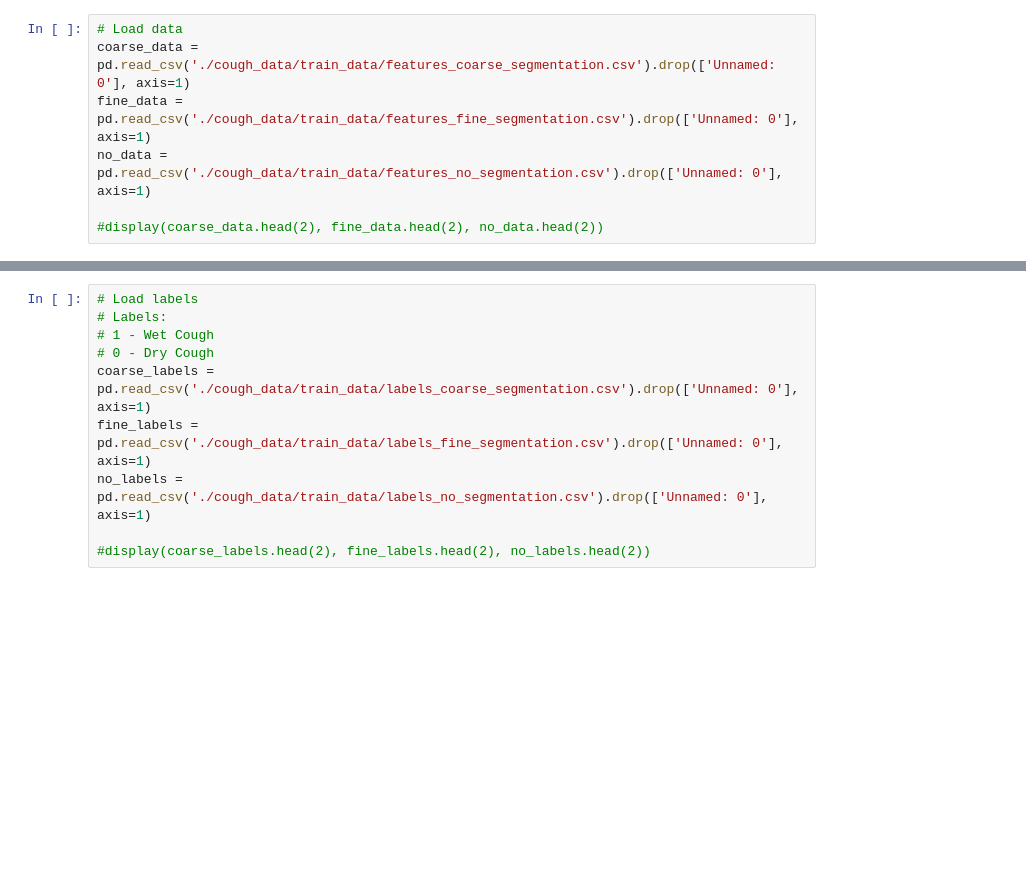
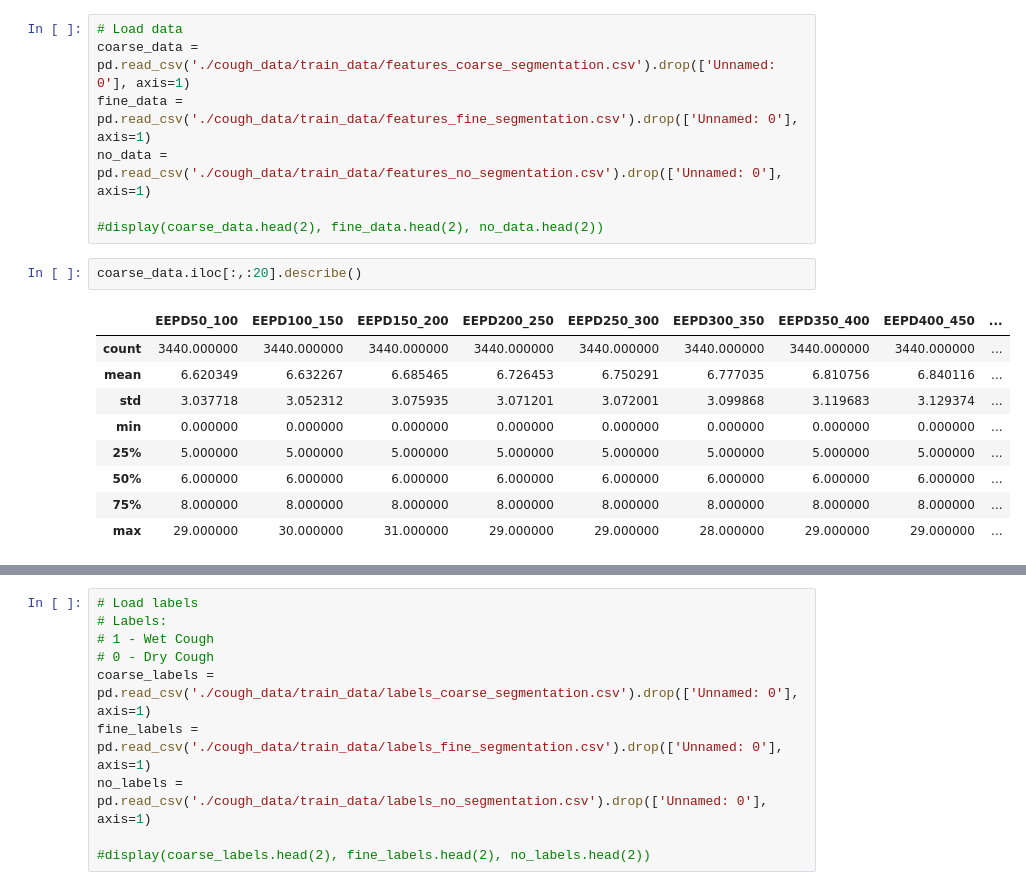
Before and after one commit to CS-433/cs-433-project-2-cough_classifier, a Jupyter notebook: src/notebooks/Data_Prep_and_Models_Project_2.ipynb, the cells around one changed output, grey strips where cells are left out. Drawn from its saved outputs; the diff is of its cells as text; blank space fills up the shorter version.

```diff
--- a/src/notebooks/Data_Prep_and_Models_Project_2.ipynb
+++ b/src/notebooks/Data_Prep_and_Models_Project_2.ipynb
@@ -42,3 +39,15 @@ fine_data = pd.read_csv('./cough_data/train_data/features_fine_segmentation.csv'
 no_data = pd.read_csv('./cough_data/train_data/features_no_segmentation.csv').drop(['Unnamed: 0'], axis=1)
 
 #display(coarse_data.head(2), fine_data.head(2), no_data.head(2))
+# %%
+coarse_data.iloc[:,:20].describe()
+# %% [output]
+|  | EEPD50_100 | EEPD100_150 | EEPD150_200 | EEPD200_250 | EEPD250_300 | EEPD300_350 | EEPD350_400 | EEPD400_450 | ... |
+| count | 3440.000000 | 3440.000000 | 3440.000000 | 3440.000000 | 3440.000000 | 3440.000000 | 3440.000000 | 3440.000000 | ... |
+| mean | 6.620349 | 6.632267 | 6.685465 | 6.726453 | 6.750291 | 6.777035 | 6.810756 | 6.840116 | ... |
+| std | 3.037718 | 3.052312 | 3.075935 | 3.071201 | 3.072001 | 3.099868 | 3.119683 | 3.129374 | ... |
+| min | 0.000000 | 0.000000 | 0.000000 | 0.000000 | 0.000000 | 0.000000 | 0.000000 | 0.000000 | ... |
+| 25% | 5.000000 | 5.000000 | 5.000000 | 5.000000 | 5.000000 | 5.000000 | 5.000000 | 5.000000 | ... |
+| 50% | 6.000000 | 6.000000 | 6.000000 | 6.000000 | 6.000000 | 6.000000 | 6.000000 | 6.000000 | ... |
+| 75% | 8.000000 | 8.000000 | 8.000000 | 8.000000 | 8.000000 | 8.000000 | 8.000000 | 8.000000 | ... |
+| max | 29.000000 | 30.000000 | 31.000000 | 29.000000 | 29.000000 | 28.000000 | 29.000000 | 29.000000 | ... |
```
Also changed, not shown: parts of 14 cells of this notebook.
